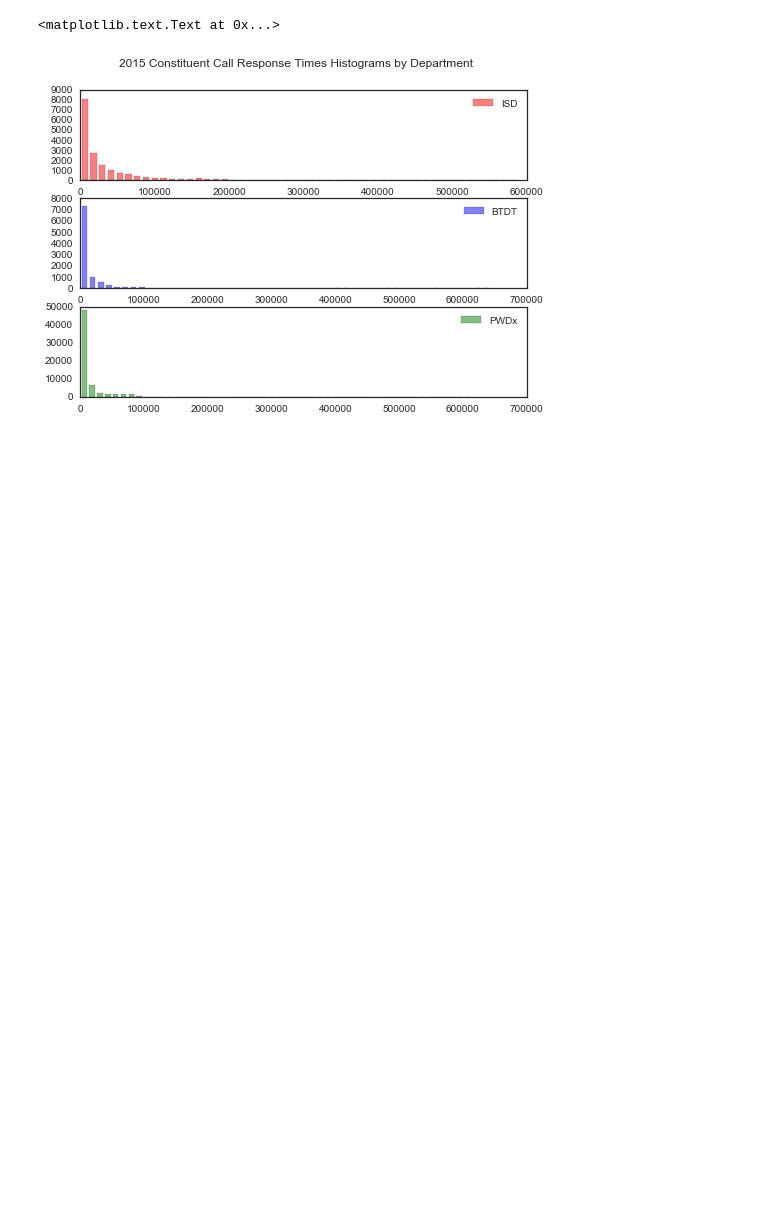
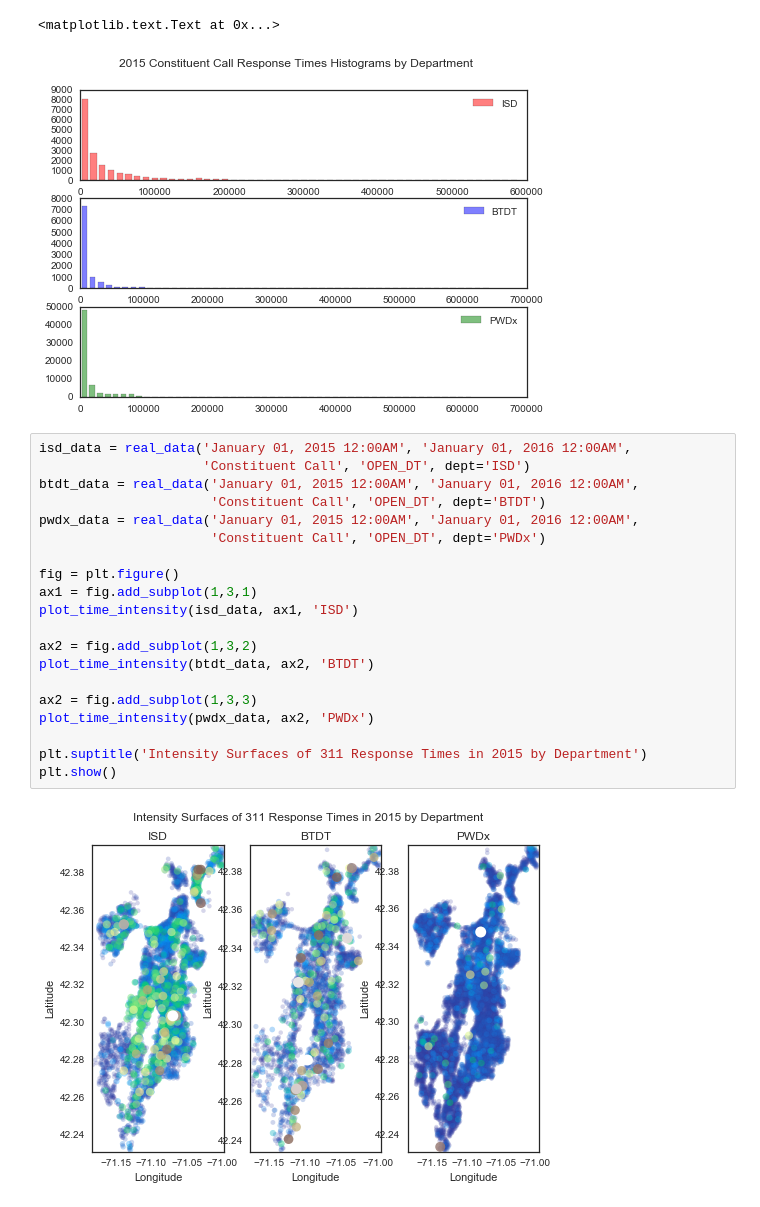
Before and after one commit to onefishy/Boston311, a Jupyter notebook: Code/Basic Analysis of Data.ipynb, the cells around one changed output. Drawn from its saved outputs; the diff is of its cells as text; blank space fills up the shorter version.

```diff
--- a/Code/Basic Analysis of Data.ipynb
+++ b/Code/Basic Analysis of Data.ipynb
@@ -272,3 +383,25 @@ plt.suptitle('2015 Constituent Call Response Times Histograms by Department')
 # %% [output]
 <matplotlib.text.Text at 0x...>
 [figure]
+# %%
+isd_data = real_data('January 01, 2015 12:00AM', 'January 01, 2016 12:00AM',
+                     'Constituent Call', 'OPEN_DT', dept='ISD')
+btdt_data = real_data('January 01, 2015 12:00AM', 'January 01, 2016 12:00AM',
+                      'Constituent Call', 'OPEN_DT', dept='BTDT')
+pwdx_data = real_data('January 01, 2015 12:00AM', 'January 01, 2016 12:00AM',
+                      'Constituent Call', 'OPEN_DT', dept='PWDx')
+
+fig = plt.figure()
+ax1 = fig.add_subplot(1,3,1)
+plot_time_intensity(isd_data, ax1, 'ISD')
+
+ax2 = fig.add_subplot(1,3,2)
+plot_time_intensity(btdt_data, ax2, 'BTDT')
+
+ax2 = fig.add_subplot(1,3,3)
+plot_time_intensity(pwdx_data, ax2, 'PWDx')
+
+plt.suptitle('Intensity Surfaces of 311 Response Times in 2015 by Department')
+plt.show()
+# %% [output]
+[figure, added]
```
Also changed, not shown: parts of 4 cells of this notebook.
